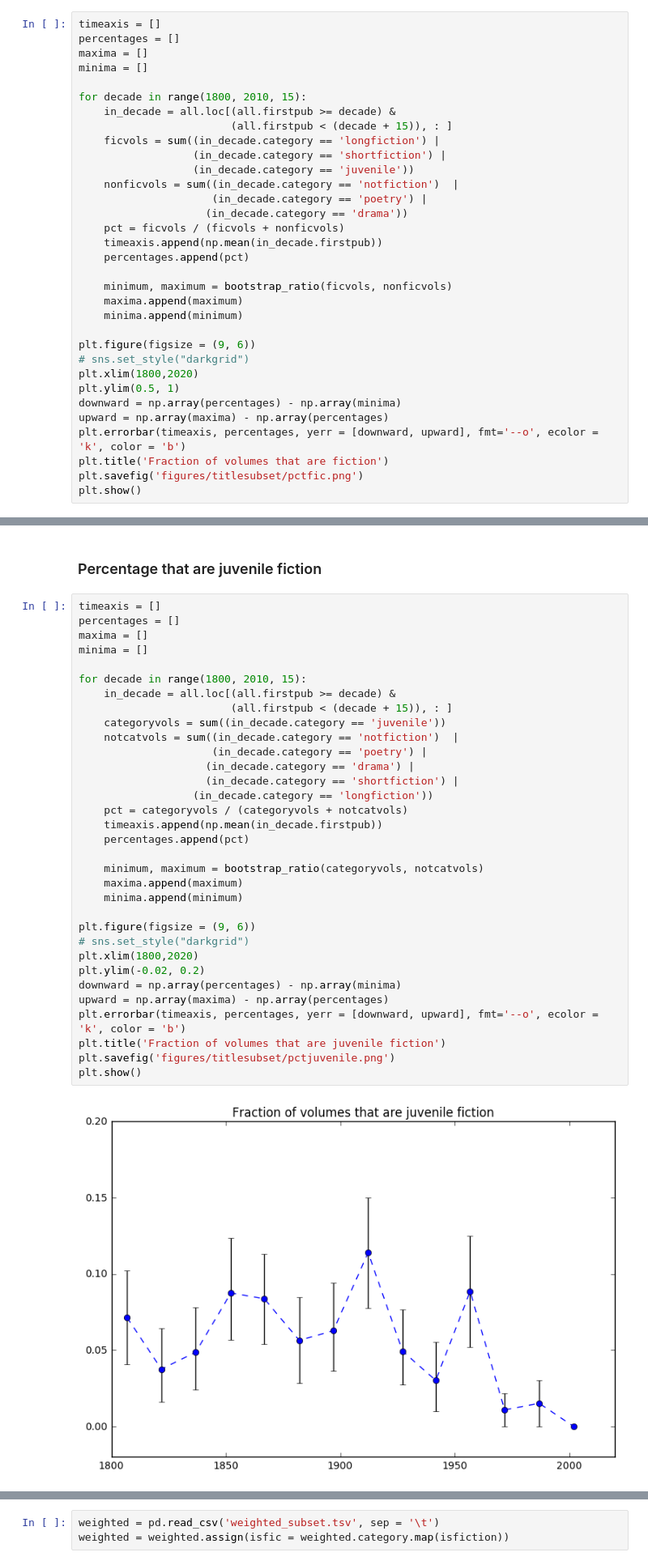
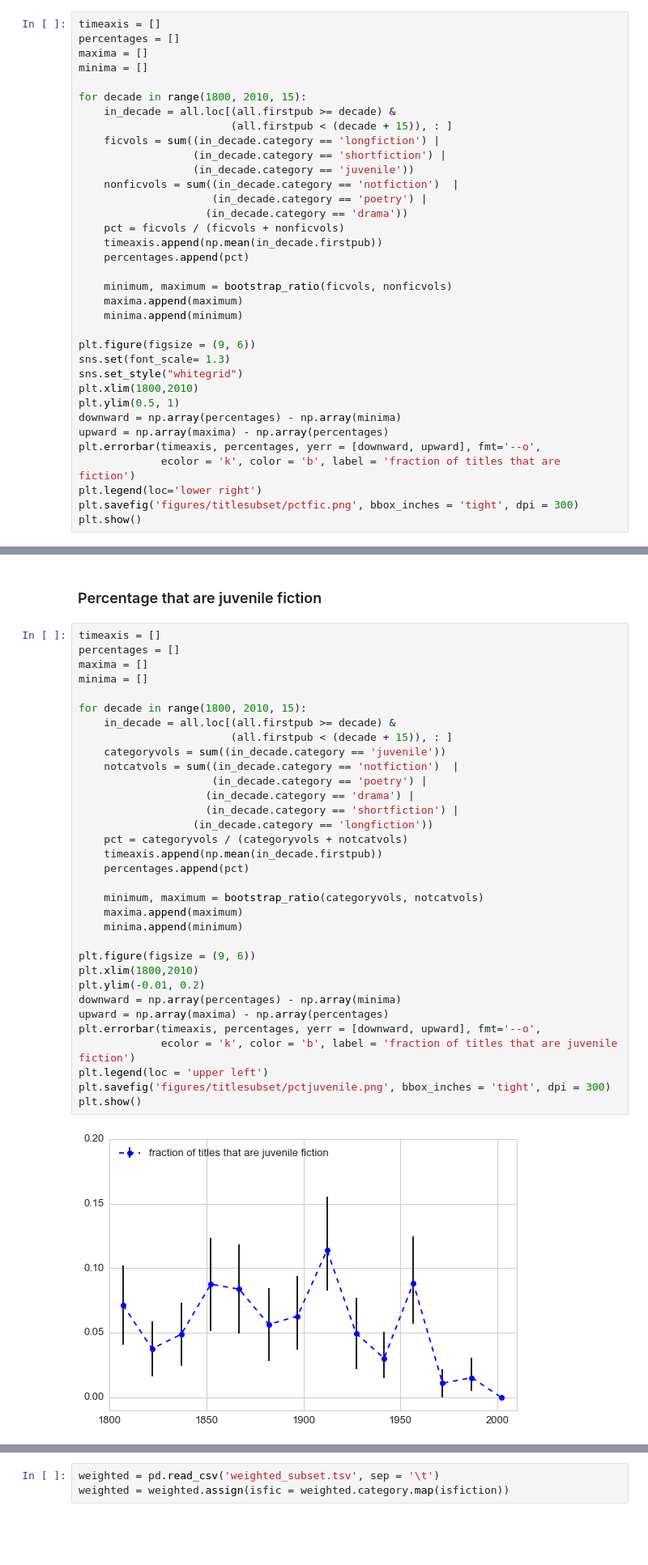
Before and after one commit to tedunderwood/noveltmmeta, a Jupyter notebook: manuallists/EDA_on_manual_title_subset.ipynb, the cells around one changed output, grey strips where cells are left out. Shown: that part at 81% size. Drawn from its saved outputs; the diff is of its cells as text; blank space fills up the shorter version.

```diff
--- a/manuallists/EDA_on_manual_title_subset.ipynb
+++ b/manuallists/EDA_on_manual_title_subset.ipynb
@@ -58,13 +59,15 @@ for decade in range(1800, 2010, 15):
     minima.append(minimum)
 
 plt.figure(figsize = (9, 6))
-# sns.set_style("darkgrid")
-plt.xlim(1800,2020)
+sns.set(font_scale= 1.3)
+sns.set_style("whitegrid")
+plt.xlim(1800,2010)
 plt.ylim(0.5, 1)
 downward = np.array(percentages) - np.array(minima)
 upward = np.array(maxima) - np.array(percentages)
-plt.errorbar(timeaxis, percentages, yerr = [downward, upward], fmt='--o', ecolor = 'k', color = 'b')
-plt.title('Fraction of volumes that are fiction')
-plt.savefig('figures/titlesubset/pctfic.png')
+plt.errorbar(timeaxis, percentages, yerr = [downward, upward], fmt='--o',
+             ecolor = 'k', color = 'b', label = 'fraction of titles that are fiction')
+plt.legend(loc='lower right')
+plt.savefig('figures/titlesubset/pctfic.png', bbox_inches = 'tight', dpi = 300)
 plt.show()
 # %% [output]
@@ -120,38 +123,38 @@ plt.show()
 # %%
 timeaxis = []
 percentages = []
 maxima = []
 minima = []
 
 for decade in range(1800, 2010, 15):
     in_decade = all.loc[(all.firstpub >= decade) &
                         (all.firstpub < (decade + 15)), : ]
     categoryvols = sum((in_decade.category == 'juvenile'))
     notcatvols = sum((in_decade.category == 'notfiction')  |
                      (in_decade.category == 'poetry') |
                     (in_decade.category == 'drama') |
                     (in_decade.category == 'shortfiction') |
                   (in_decade.category == 'longfiction'))
     pct = categoryvols / (categoryvols + notcatvols)
     timeaxis.append(np.mean(in_decade.firstpub))
     percentages.append(pct)
 
     minimum, maximum = bootstrap_ratio(categoryvols, notcatvols)
     maxima.append(maximum)
     minima.append(minimum)
 
 plt.figure(figsize = (9, 6))
-# sns.set_style("darkgrid")
-plt.xlim(1800,2020)
-plt.ylim(-0.02, 0.2)
+plt.xlim(1800,2010)
+plt.ylim(-0.01, 0.2)
 downward = np.array(percentages) - np.array(minima)
 upward = np.array(maxima) - np.array(percentages)
-plt.errorbar(timeaxis, percentages, yerr = [downward, upward], fmt='--o', ecolor = 'k', color = 'b')
-plt.title('Fraction of volumes that are juvenile fiction')
-plt.savefig('figures/titlesubset/pctjuvenile.png')
+plt.errorbar(timeaxis, percentages, yerr = [downward, upward], fmt='--o',
+             ecolor = 'k', color = 'b', label = 'fraction of titles that are juvenile fiction')
+plt.legend(loc = 'upper left')
+plt.savefig('figures/titlesubset/pctjuvenile.png', bbox_inches = 'tight', dpi = 300)
 plt.show()
 # %% [output]
-[figure, old version]
+[figure, new version]
 # %% [markdown]
 Relative to the size of the category, these variations are very large. They could be worth keeping in mind, if you're pursuing a question where works for a juvenile audience are likely to be starkly different from other fiction, especially if you're counting exceptional works rather than calculating means. For this reason, I will provide some probabilistic guidance to help researchers filter out unmarked juvenile works in the larger fiction dataset.
 
```
Also changed, not shown: parts of 5 cells of this notebook.
